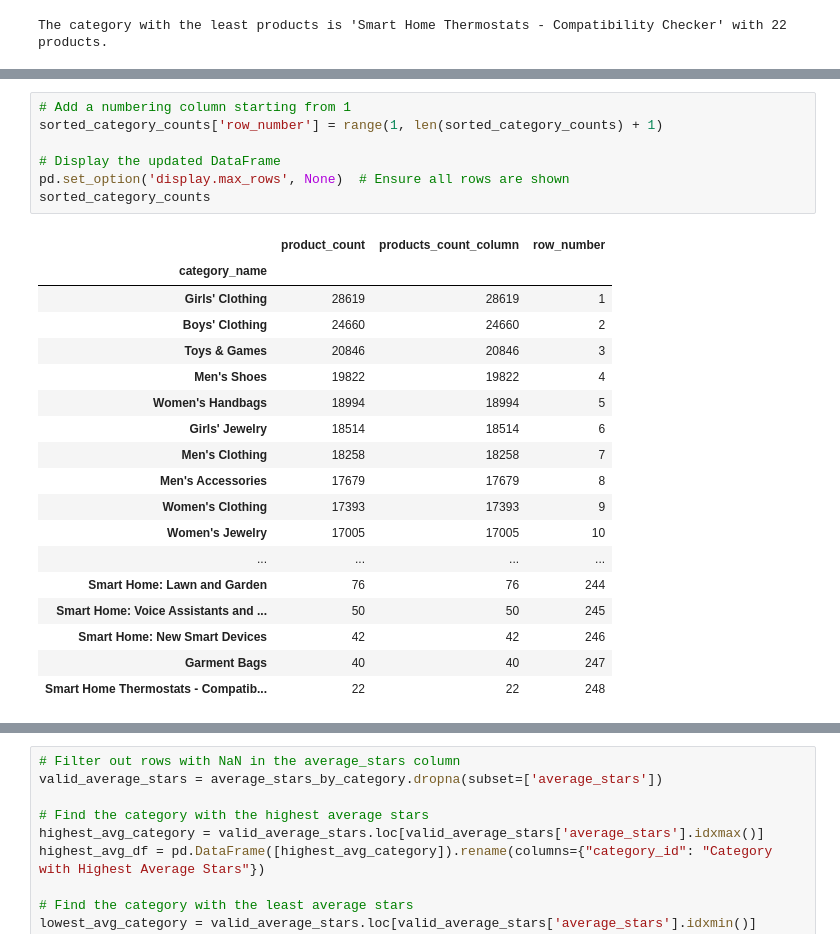
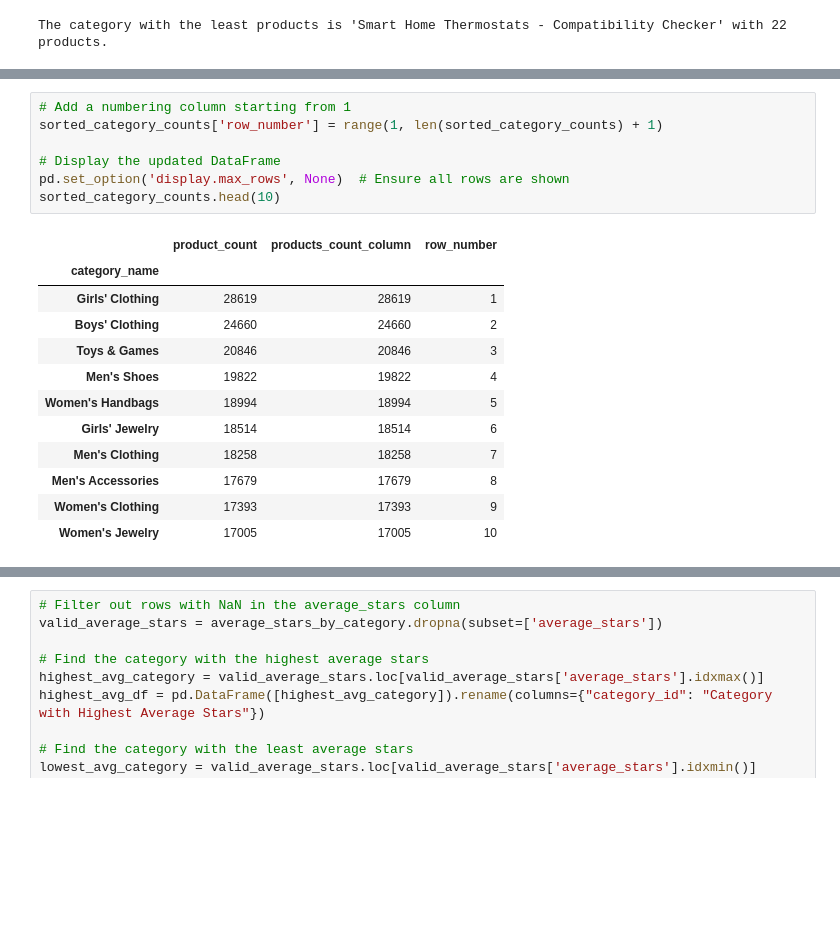
Before and after one commit to suwillia/Project-Epsilon-Module-7, a Jupyter notebook: Count2_Jan.ipynb, the cells around one changed output, grey strips where cells are left out. Saved outputs shown, nothing was run; the diff lists cells and outputs as text; blank space fills up the shorter version.

```diff
--- a/Count2_Jan.ipynb
+++ b/Count2_Jan.ipynb
@@ -167,29 +151,23 @@ sorted_category_counts
 # %%
 # Add a numbering column starting from 1
 sorted_category_counts['row_number'] = range(1, len(sorted_category_counts) + 1)
 
 # Display the updated DataFrame
 pd.set_option('display.max_rows', None)  # Ensure all rows are shown
-sorted_category_counts
+sorted_category_counts.head(10)
 # %% [output]
 |  | product_count | products_count_column | row_number |
 | category_name |  |  |  |
 | Girls' Clothing | 28619 | 28619 | 1 |
 | Boys' Clothing | 24660 | 24660 | 2 |
 | Toys & Games | 20846 | 20846 | 3 |
 | Men's Shoes | 19822 | 19822 | 4 |
 | Women's Handbags | 18994 | 18994 | 5 |
 | Girls' Jewelry | 18514 | 18514 | 6 |
 | Men's Clothing | 18258 | 18258 | 7 |
 | Men's Accessories | 17679 | 17679 | 8 |
 | Women's Clothing | 17393 | 17393 | 9 |
 | Women's Jewelry | 17005 | 17005 | 10 |
-| ... | ... | ... | ... |
-| Smart Home: Lawn and Garden | 76 | 76 | 244 |
-| Smart Home: Voice Assistants and ... | 50 | 50 | 245 |
-| Smart Home: New Smart Devices | 42 | 42 | 246 |
-| Garment Bags | 40 | 40 | 247 |
-| Smart Home Thermostats - Compatib... | 22 | 22 | 248 |
 # %%
 # Assuming `merged_df` is the original DataFrame created after merging products_df and categories_df
 
```
Also changed, not shown: parts of 6 cells of this notebook.
